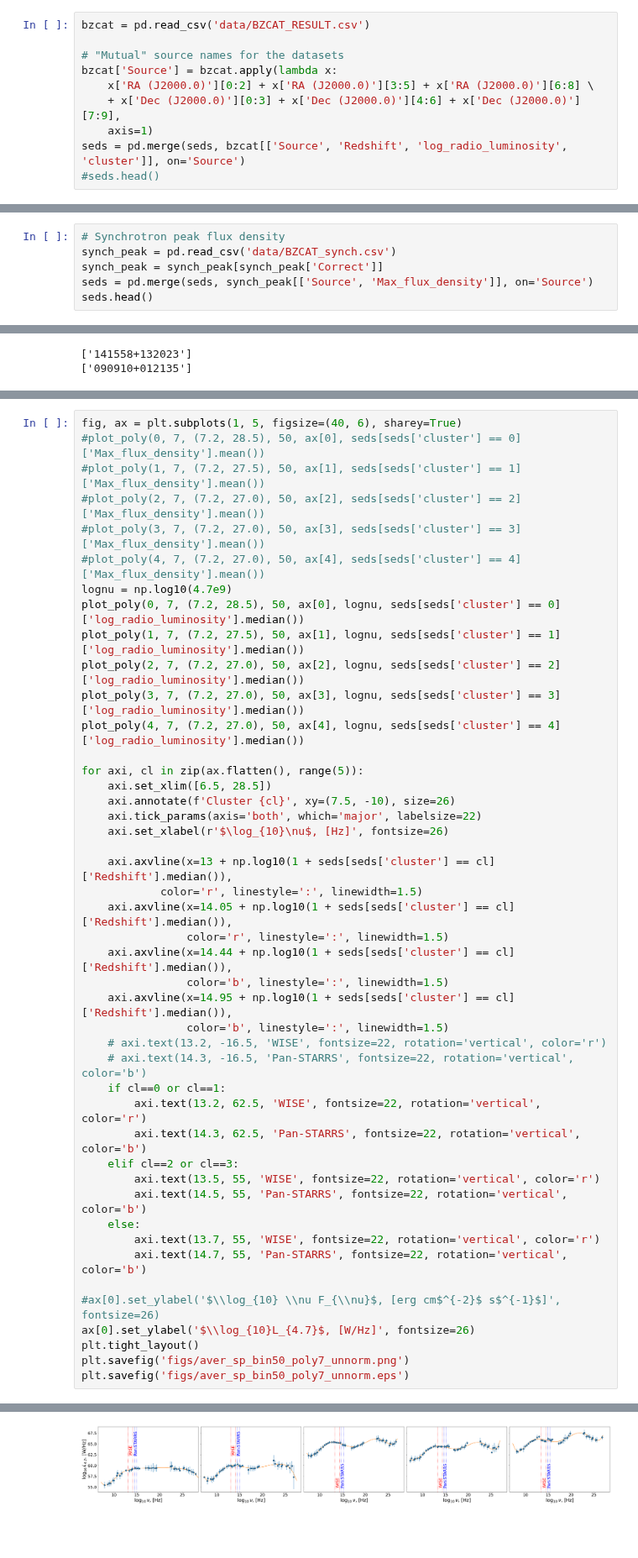
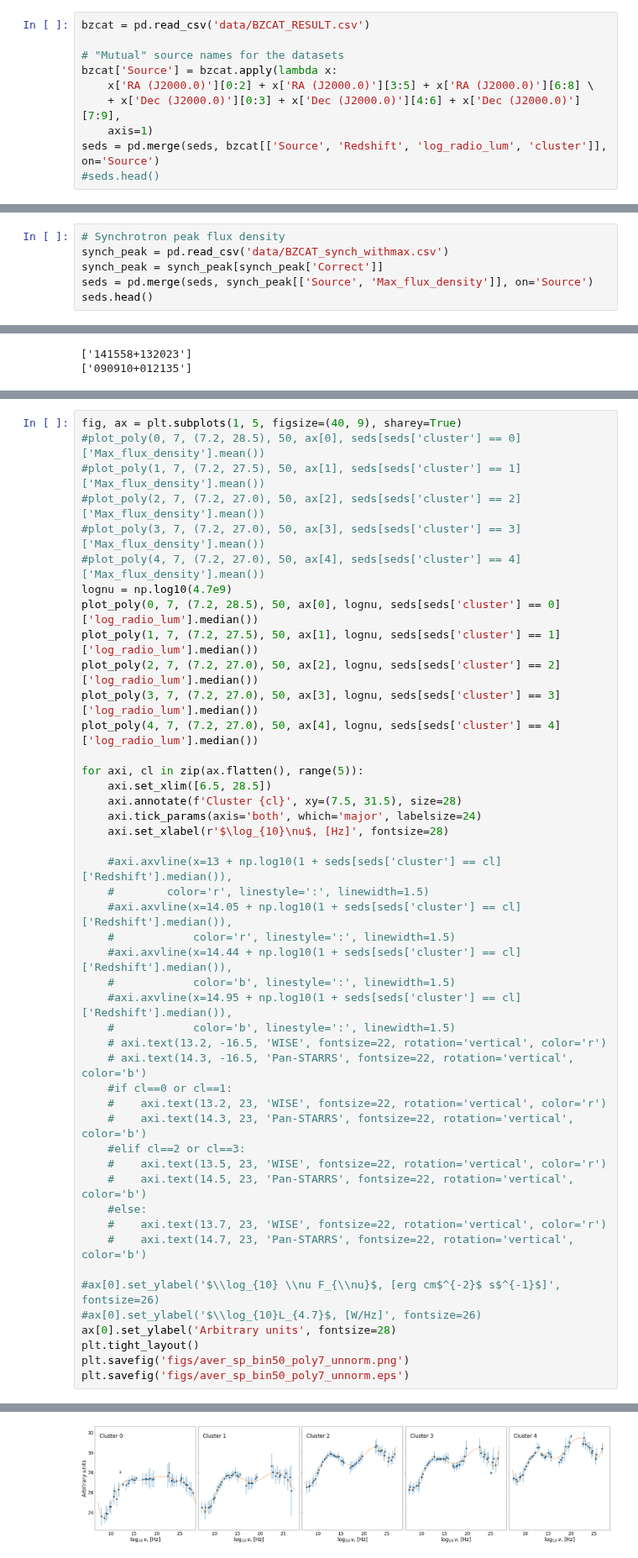
Before and after one commit to DKudryavtsev/BZCAT-Clustering, a Jupyter notebook: aver_spectra.ipynb, the cells around one changed output, grey strips where cells are left out. Shown at 84% size. Saved outputs shown, nothing was run; the diff lists cells and outputs as text; blank space fills up the shorter version.

```diff
--- a/aver_spectra.ipynb
+++ b/aver_spectra.ipynb
@@ -22,7 +22,7 @@ bzcat['Source'] = bzcat.apply(lambda x:
     x['RA (J2000.0)'][0:2] + x['RA (J2000.0)'][3:5] + x['RA (J2000.0)'][6:8] \
     + x['Dec (J2000.0)'][0:3] + x['Dec (J2000.0)'][4:6] + x['Dec (J2000.0)'][7:9],
     axis=1)
-seds = pd.merge(seds, bzcat[['Source', 'Redshift', 'log_radio_luminosity', 'cluster']], on='Source')
+seds = pd.merge(seds, bzcat[['Source', 'Redshift', 'log_radio_lum', 'cluster']], on='Source')
 #seds.head()
 # %%
 # To the rest frame
@@ -31,7 +31,7 @@ seds['log_nufnu'] = seds['log_nufnu'] + np.log10(1 + seds['Redshift'])
 #seds.head()
 # %%
 # Synchrotron peak flux density
-synch_peak = pd.read_csv('data/BZCAT_synch.csv')
+synch_peak = pd.read_csv('data/BZCAT_synch_withmax.csv')
 synch_peak = synch_peak[synch_peak['Correct']]
 seds = pd.merge(seds, synch_peak[['Source', 'Max_flux_density']], on='Source')
 seds.head()
@@ -246,45 +246,46 @@ plt.savefig('figs/aver_sp_bin50_poly7.png')
 # %%
-fig, ax = plt.subplots(1, 5, figsize=(40, 6), sharey=True)
+fig, ax = plt.subplots(1, 5, figsize=(40, 9), sharey=True)
 #plot_poly(0, 7, (7.2, 28.5), 50, ax[0], seds[seds['cluster'] == 0]['Max_flux_density'].mean())
 #plot_poly(1, 7, (7.2, 27.5), 50, ax[1], seds[seds['cluster'] == 1]['Max_flux_density'].mean())
 #plot_poly(2, 7, (7.2, 27.0), 50, ax[2], seds[seds['cluster'] == 2]['Max_flux_density'].mean())
 #plot_poly(3, 7, (7.2, 27.0), 50, ax[3], seds[seds['cluster'] == 3]['Max_flux_density'].mean())
 #plot_poly(4, 7, (7.2, 27.0), 50, ax[4], seds[seds['cluster'] == 4]['Max_flux_density'].mean())
 lognu = np.log10(4.7e9)
-plot_poly(0, 7, (7.2, 28.5), 50, ax[0], lognu, seds[seds['cluster'] == 0]['log_radio_luminosity'].median())
-plot_poly(1, 7, (7.2, 27.5), 50, ax[1], lognu, seds[seds['cluster'] == 1]['log_radio_luminosity'].median())
-plot_poly(2, 7, (7.2, 27.0), 50, ax[2], lognu, seds[seds['cluster'] == 2]['log_radio_luminosity'].median())
-plot_poly(3, 7, (7.2, 27.0), 50, ax[3], lognu, seds[seds['cluster'] == 3]['log_radio_luminosity'].median())
-plot_poly(4, 7, (7.2, 27.0), 50, ax[4], lognu, seds[seds['cluster'] == 4]['log_radio_luminosity'].median())
+plot_poly(0, 7, (7.2, 28.5), 50, ax[0], lognu, seds[seds['cluster'] == 0]['log_radio_lum'].median())
+plot_poly(1, 7, (7.2, 27.5), 50, ax[1], lognu, seds[seds['cluster'] == 1]['log_radio_lum'].median())
+plot_poly(2, 7, (7.2, 27.0), 50, ax[2], lognu, seds[seds['cluster'] == 2]['log_radio_lum'].median())
+plot_poly(3, 7, (7.2, 27.0), 50, ax[3], lognu, seds[seds['cluster'] == 3]['log_radio_lum'].median())
+plot_poly(4, 7, (7.2, 27.0), 50, ax[4], lognu, seds[seds['cluster'] == 4]['log_radio_lum'].median())
 
 for axi, cl in zip(ax.flatten(), range(5)):
     axi.set_xlim([6.5, 28.5])
-    axi.annotate(f'Cluster {cl}', xy=(7.5, -10), size=26)
-    axi.tick_params(axis='both', which='major', labelsize=22)
-    axi.set_xlabel(r'$\log_{10}\nu$, [Hz]', fontsize=26)
+    axi.annotate(f'Cluster {cl}', xy=(7.5, 31.5), size=28)
+    axi.tick_params(axis='both', which='major', labelsize=24)
+    axi.set_xlabel(r'$\log_{10}\nu$, [Hz]', fontsize=28)
 
-    axi.axvline(x=13 + np.log10(1 + seds[seds['cluster'] == cl]['Redshift'].median()),
-            color='r', linestyle=':', linewidth=1.5)
-    axi.axvline(x=14.05 + np.log10(1 + seds[seds['cluster'] == cl]['Redshift'].median()),
-                color='r', linestyle=':', linewidth=1.5)
-    axi.axvline(x=14.44 + np.log10(1 + seds[seds['cluster'] == cl]['Redshift'].median()),
-                color='b', linestyle=':', linewidth=1.5)
-    axi.axvline(x=14.95 + np.log10(1 + seds[seds['cluster'] == cl]['Redshift'].median()),
-                color='b', linestyle=':', linewidth=1.5)
+    #axi.axvline(x=13 + np.log10(1 + seds[seds['cluster'] == cl]['Redshift'].median()),
+    #        color='r', linestyle=':', linewidth=1.5)
+    #axi.axvline(x=14.05 + np.log10(1 + seds[seds['cluster'] == cl]['Redshift'].median()),
+    #            color='r', linestyle=':', linewidth=1.5)
+    #axi.axvline(x=14.44 + np.log10(1 + seds[seds['cluster'] == cl]['Redshift'].median()),
+    #            color='b', linestyle=':', linewidth=1.5)
+    #axi.axvline(x=14.95 + np.log10(1 + seds[seds['cluster'] == cl]['Redshift'].median()),
+    #            color='b', linestyle=':', linewidth=1.5)
     # axi.text(13.2, -16.5, 'WISE', fontsize=22, rotation='vertical', color='r')
     # axi.text(14.3, -16.5, 'Pan-STARRS', fontsize=22, rotation='vertical', color='b')
-    if cl==0 or cl==1:
-        axi.text(13.2, 62.5, 'WISE', fontsize=22, rotation='vertical', color='r')
-        axi.text(14.3, 62.5, 'Pan-STARRS', fontsize=22, rotation='vertical', color='b')
-    elif cl==2 or cl==3:
-        axi.text(13.5, 55, 'WISE', fontsize=22, rotation='vertical', color='r')
-        axi.text(14.5, 55, 'Pan-STARRS', fontsize=22, rotation='vertical', color='b')
-    else:
-        axi.text(13.7, 55, 'WISE', fontsize=22, rotation='vertical', color='r')
-        axi.text(14.7, 55, 'Pan-STARRS', fontsize=22, rotation='vertical', color='b')
+    #if cl==0 or cl==1:
+    #    axi.text(13.2, 23, 'WISE', fontsize=22, rotation='vertical', color='r')
+    #    axi.text(14.3, 23, 'Pan-STARRS', fontsize=22, rotation='vertical', color='b')
+    #elif cl==2 or cl==3:
+    #    axi.text(13.5, 23, 'WISE', fontsize=22, rotation='vertical', color='r')
+    #    axi.text(14.5, 23, 'Pan-STARRS', fontsize=22, rotation='vertical', color='b')
+    #else:
+    #    axi.text(13.7, 23, 'WISE', fontsize=22, rotation='vertical', color='r')
+    #    axi.text(14.7, 23, 'Pan-STARRS', fontsize=22, rotation='vertical', color='b')
 
 #ax[0].set_ylabel('$\\log_{10} \\nu F_{\\nu}$, [erg cm$^{-2}$ s$^{-1}$]', fontsize=26)
-ax[0].set_ylabel('$\\log_{10}L_{4.7}$, [W/Hz]', fontsize=26)
+#ax[0].set_ylabel('$\\log_{10}L_{4.7}$, [W/Hz]', fontsize=26)
+ax[0].set_ylabel('Arbitrary units', fontsize=28)
 plt.tight_layout()
 plt.savefig('figs/aver_sp_bin50_poly7_unnorm.png')
 plt.savefig('figs/aver_sp_bin50_poly7_unnorm.eps')
@@ -297,4 +298,4 @@ plt.savefig('figs/aver_sp_bin50_poly7_unnorm.eps')
-[figure, old version]
+[figure, new version]
 # %%
 fig, ax = plt.subplots()
 #plot_poly(0, 7, (7.2, 28.5), 50, ax, seds[seds['cluster'] == 0]['Max_flux_density'].mean())
```
Also changed, not shown: parts of 7 cells of this notebook, 6 other files.
